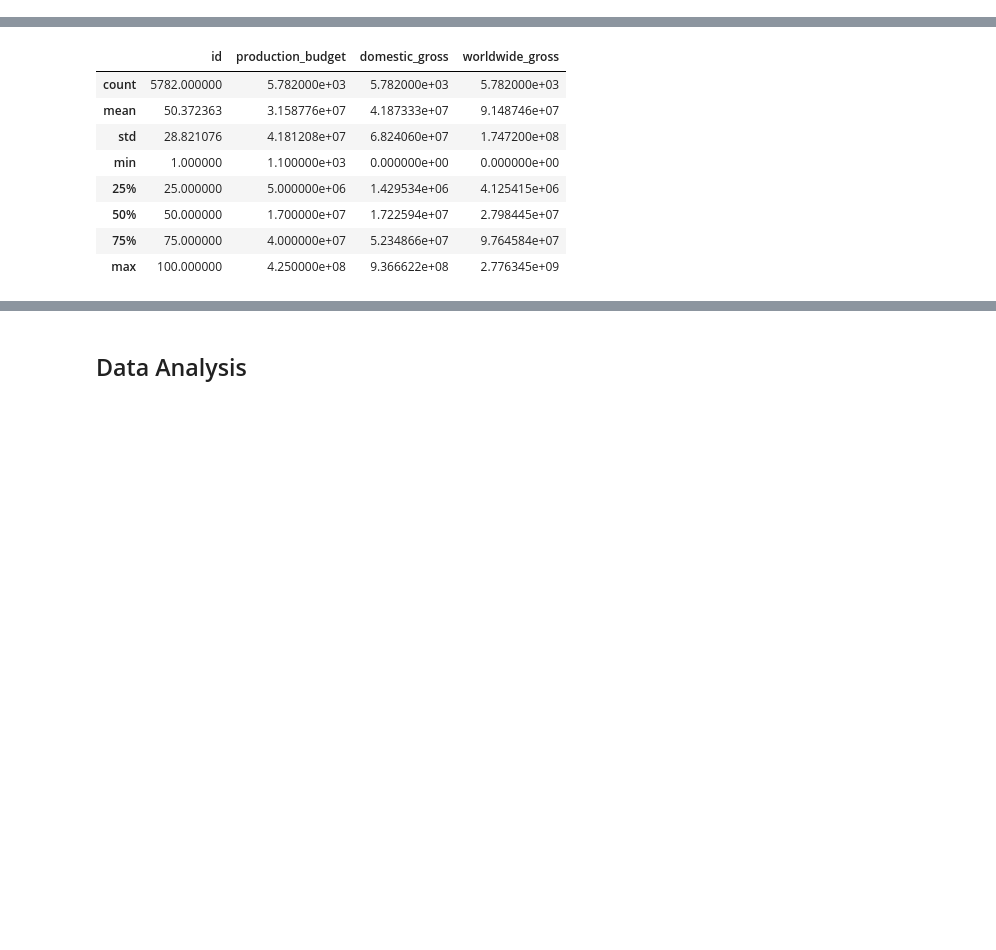
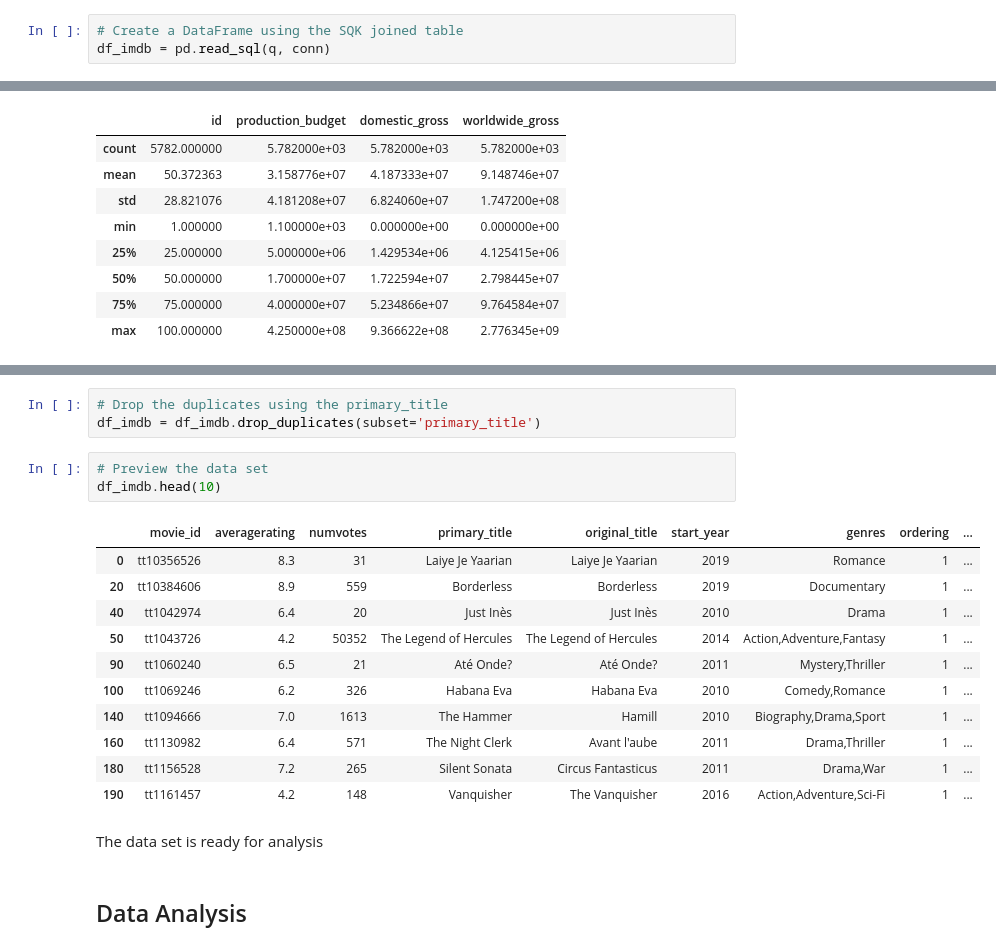
Before and after one commit to Arnoldchovu/dsc-phase-1-project-v2-4, a Jupyter notebook: student.ipynb, the cells around one changed output, grey strips where cells are left out. Cells and saved outputs as stored; diff of their text form; blank space fills up the shorter version.

```diff
--- a/student.ipynb
+++ b/student.ipynb
@@ -153,0 +182,3 @@ pd.read_sql(q, conn)
+# %%
+# Create a DataFrame using the SQK joined table
+df_imdb = pd.read_sql(q, conn)
@@ -437,3 +800,23 @@ df_tnmovie_budget.describe()
+# %%
+# Drop the duplicates using the primary_title
+df_imdb = df_imdb.drop_duplicates(subset='primary_title')
+# %%
+# Preview the data set
+df_imdb.head(10)
+# %% [output]
+|  | movie_id | averagerating | numvotes | primary_title | original_title | start_year | genres | ordering | ... |
+| 0 | tt10356526 | 8.3 | 31 | Laiye Je Yaarian | Laiye Je Yaarian | 2019 | Romance | 1 | ... |
+| 20 | tt10384606 | 8.9 | 559 | Borderless | Borderless | 2019 | Documentary | 1 | ... |
+| 40 | tt1042974 | 6.4 | 20 | Just Inès | Just Inès | 2010 | Drama | 1 | ... |
+| 50 | tt1043726 | 4.2 | 50352 | The Legend of Hercules | The Legend of Hercules | 2014 | Action,Adventure,Fantasy | 1 | ... |
+| 90 | tt1060240 | 6.5 | 21 | Até Onde? | Até Onde? | 2011 | Mystery,Thriller | 1 | ... |
+| 100 | tt1069246 | 6.2 | 326 | Habana Eva | Habana Eva | 2010 | Comedy,Romance | 1 | ... |
+| 140 | tt1094666 | 7.0 | 1613 | The Hammer | Hamill | 2010 | Biography,Drama,Sport | 1 | ... |
+| 160 | tt1130982 | 6.4 | 571 | The Night Clerk | Avant l'aube | 2011 | Drama,Thriller | 1 | ... |
+| 180 | tt1156528 | 7.2 | 265 | Silent Sonata | Circus Fantasticus | 2011 | Drama,War | 1 | ... |
+| 190 | tt1161457 | 4.2 | 148 | Vanquisher | The Vanquisher | 2016 | Action,Adventure,Sci-Fi | 1 | ... |
+# %% [markdown]
+The data set is ready for analysis
 # %% [markdown]
 ## Data Analysis
 # %%
```
Also changed, not shown: parts of 39 cells of this notebook.
